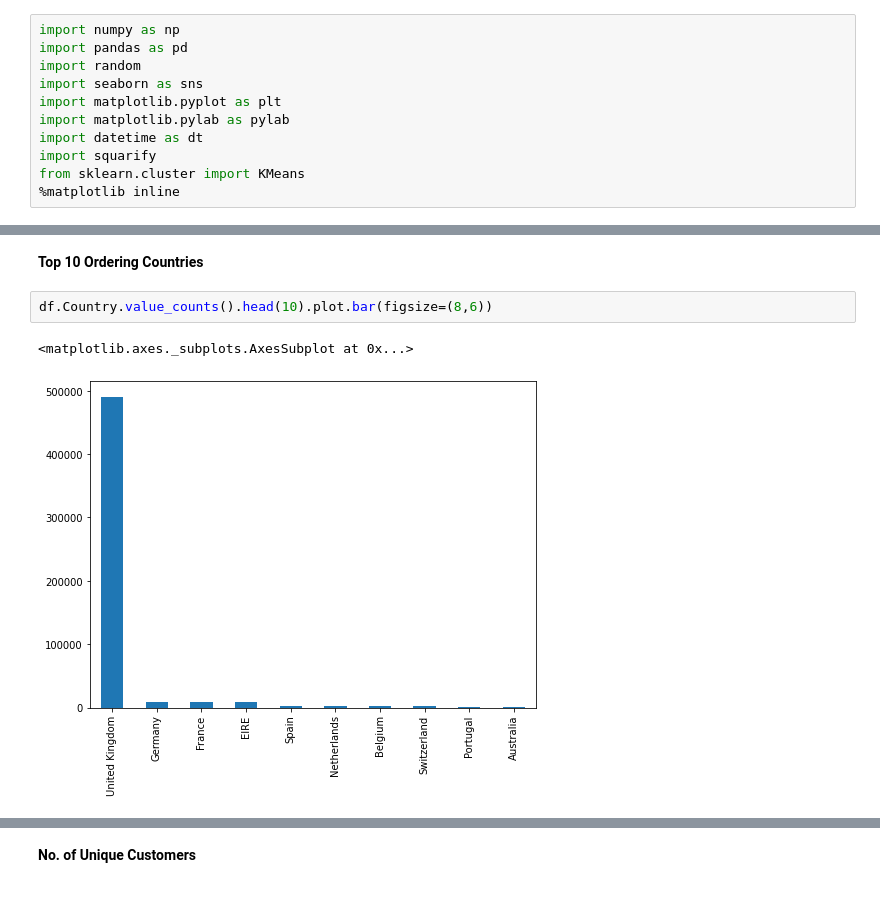
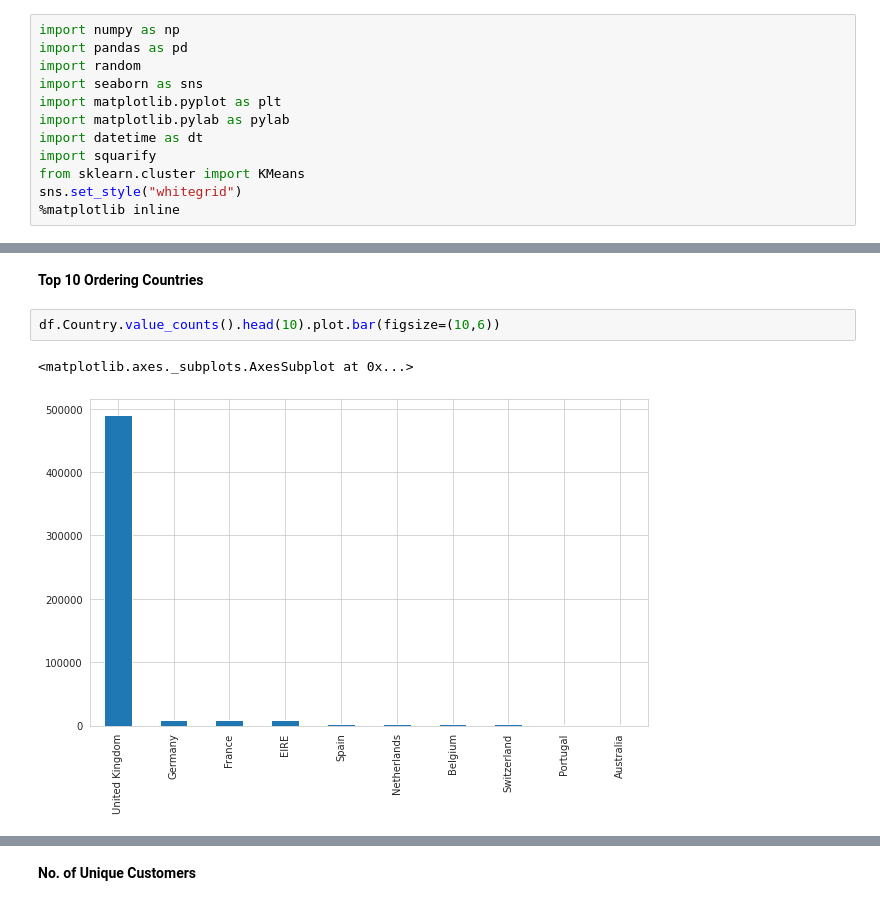
Before and after one commit to sagarrokad1/Customer-Segmentation, a Jupyter notebook: Self_Notebook_Of_Online_Retail_Customer_Segmentation_Capstone_Project.ipynb, the cells around one changed output, grey strips where cells are left out. Cells and saved outputs as stored; diff of their text form.

```diff
--- a/Self_Notebook_Of_Online_Retail_Customer_Segmentation_Capstone_Project.ipynb
+++ b/Self_Notebook_Of_Online_Retail_Customer_Segmentation_Capstone_Project.ipynb
@@ -29,4 +31,5 @@ import matplotlib.pylab as pylab
 import datetime as dt
 import squarify
 from sklearn.cluster import KMeans
+sns.set_style("whitegrid")
 %matplotlib inline
@@ -105,7 +106,7 @@ df.shape
 # %% [markdown]
 **Top 10 Ordering Countries**
 # %%
-df.Country.value_counts().head(10).plot.bar(figsize=(8,6))
+df.Country.value_counts().head(10).plot.bar(figsize=(10,6))
 # %% [output]
 <matplotlib.axes._subplots.AxesSubplot at 0x...>
-[figure, old version]
+[figure, new version]
```
Also changed, not shown: parts of 21 cells of this notebook.
